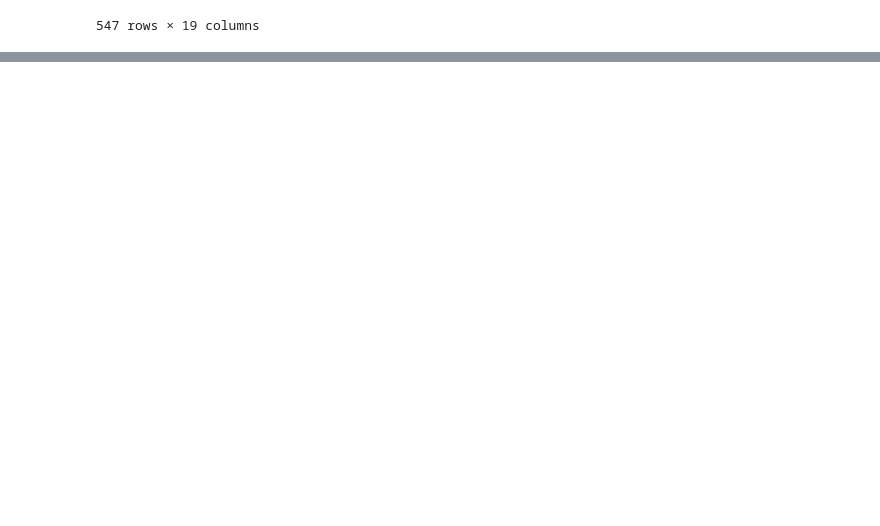
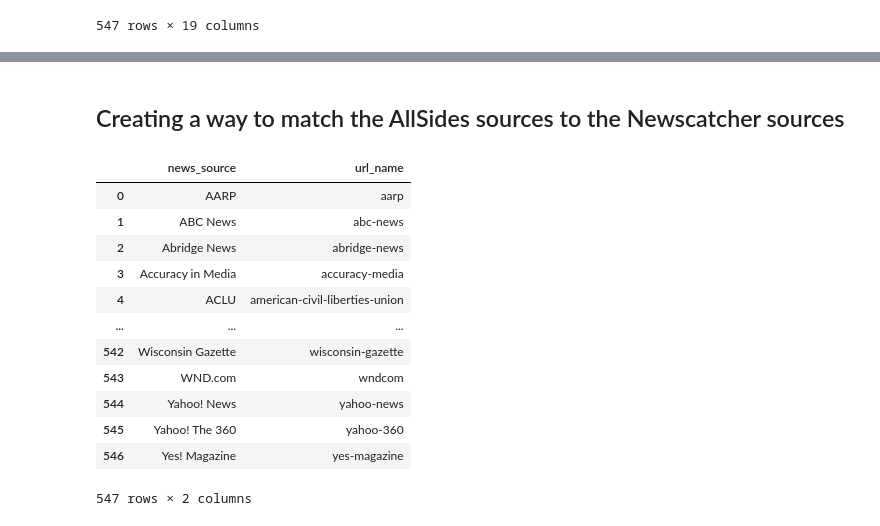
Before and after one commit to caowens/media-bias-experiments, a Jupyter notebook: newscatcher.ipynb, the cells around one changed output, grey strips where cells are left out. Cells and saved outputs as stored; diff of their text form; code cells hidden in the pictures; blank space fills up the shorter version.

```diff
--- a/newscatcher.ipynb
+++ b/newscatcher.ipynb
@@ -91,0 +271,20 @@ df_with_sources
+# %% [markdown]
+## Creating a way to match the AllSides sources to the Newscatcher sources
+# %%
+# Get the Allsides relevant columns
+allSides_sources_and_names = df_with_sources[['news_source','url_name']]
+allSides_sources_and_names
+# %% [output]
+|  | news_source | url_name |
+| 0 | AARP | aarp |
+| 1 | ABC News | abc-news |
+| 2 | Abridge News | abridge-news |
+| 3 | Accuracy in Media | accuracy-media |
+| 4 | ACLU | american-civil-liberties-union |
+| ... | ... | ... |
+| 542 | Wisconsin Gazette | wisconsin-gazette |
+| 543 | WND.com | wndcom |
+| 544 | Yahoo! News | yahoo-news |
+| 545 | Yahoo! The 360 | yahoo-360 |
+| 546 | Yes! Magazine | yes-magazine |
+547 rows × 2 columns
```
Also changed, not shown: parts of 22 cells of this notebook, 1 other file.
